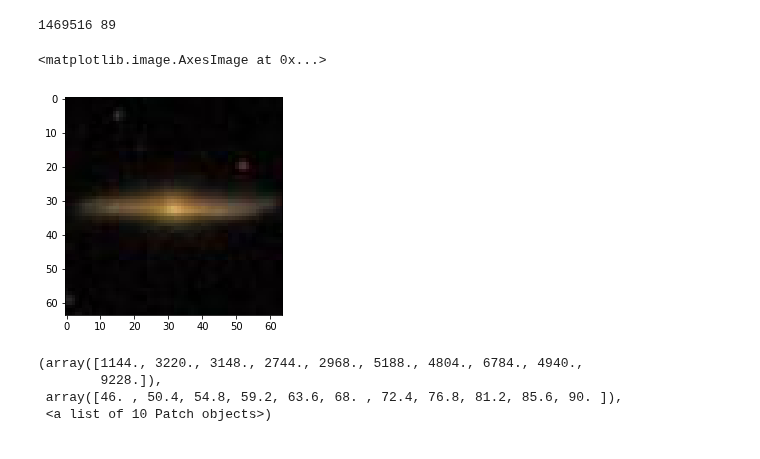
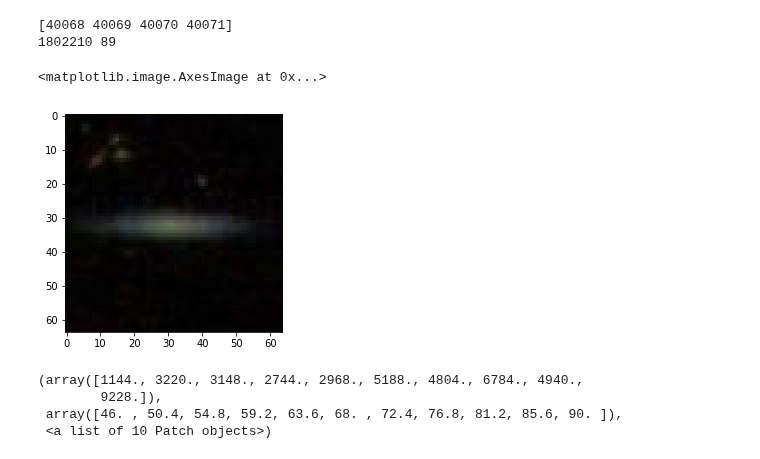
Before and after one commit to ekourkchi/incNET-data, a Jupyter notebook: CNN_inc_CGG6_regr.ipynb, the cells around one changed output. Drawn from its saved outputs; the diff is of its cells as text; code cells hidden in the pictures.

```diff
--- a/CNN_inc_CGG6_regr.ipynb
+++ b/CNN_inc_CGG6_regr.ipynb
@@ -25,13 +25,16 @@ images_ = data['images']
 labels_ = data['labels']
 data.close()
 # %%
-i = 3000
+ix, = np.where(labels_[0]==1802210)
+print ix
+i = ix[0]
 print labels_[0][i], labels_[1][i]
 plt.imshow(images_[i])
 # %% [output]
-1469516 89
+[40068 40069 40070 40071]
+1802210 89
 <matplotlib.image.AxesImage at 0x...>
-[figure, old version]
+[figure, new version]
 # %%
 plt.hist(labels_[1][labels_[1]>45])
 # %% [output]
```
Also changed, not shown: parts of 8 cells of this notebook.
